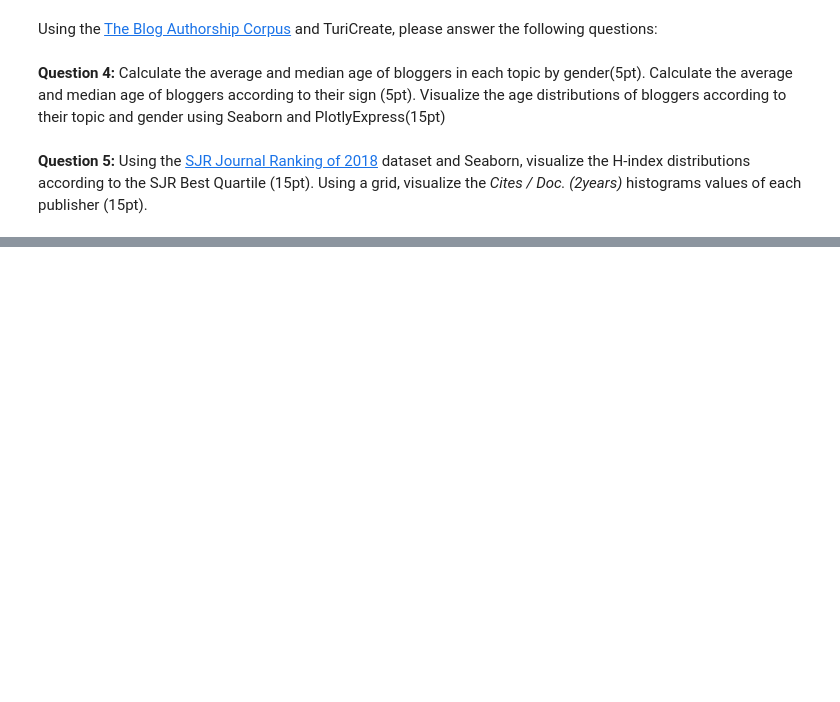
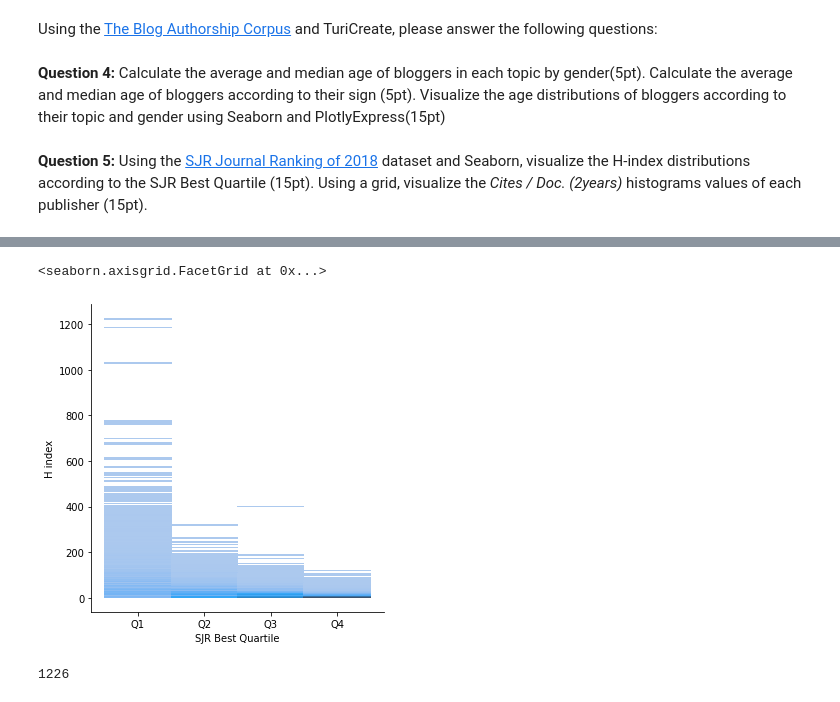
Before and after one commit to southjohn64/data_mine, a Jupyter notebook: Copy_of_HW_3.ipynb, the cells around one changed output, grey strips where cells are left out. Cells and saved outputs as stored; diff of their text form; code cells hidden in the pictures; blank space fills up the shorter version.

```diff
--- a/Copy_of_HW_3.ipynb
+++ b/Copy_of_HW_3.ipynb
@@ -290,0 +315,2 @@ Visualize the age distributions  of bloggers according to their  topic and gende
+# %%
+sf = tc.SFrame.read_csv("./datasets/sjr/sjr2018.csv", delimiter=";")
@@ -290,0 +329,12 @@ Visualize the age distributions  of bloggers according to their  topic and gende
+# %%
+df_sjr =sf.to_dataframe()
+df_sjr.drop(df_sjr[df_sjr['SJR Best Quartile'] =='-'].index, inplace=True)
+# %%
+sns.displot(df_sjr, x="SJR Best Quartile", y='H index')
+# %% [output]
+<seaborn.axisgrid.FacetGrid at 0x...>
+[figure, added]
+# %%
+df_sjr['H index'].max()
+# %% [output]
+1226
```
Also changed, not shown: parts of 10 cells of this notebook.
